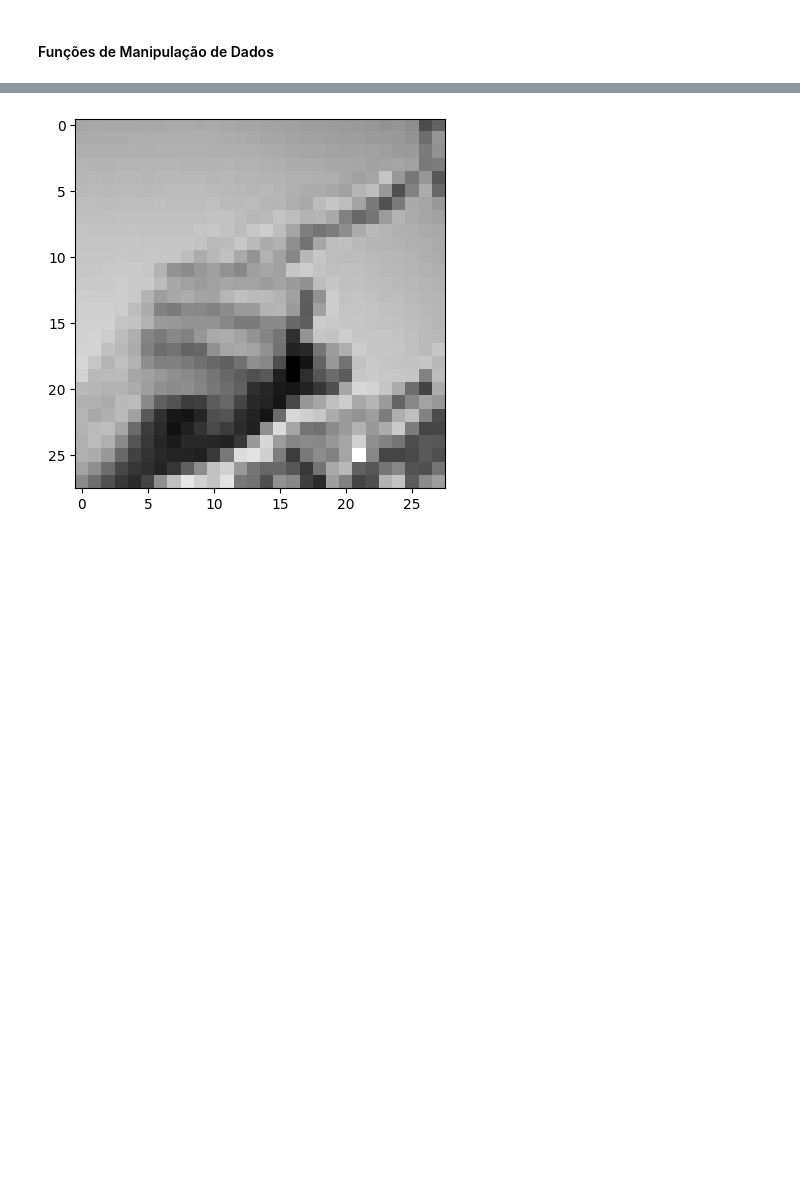
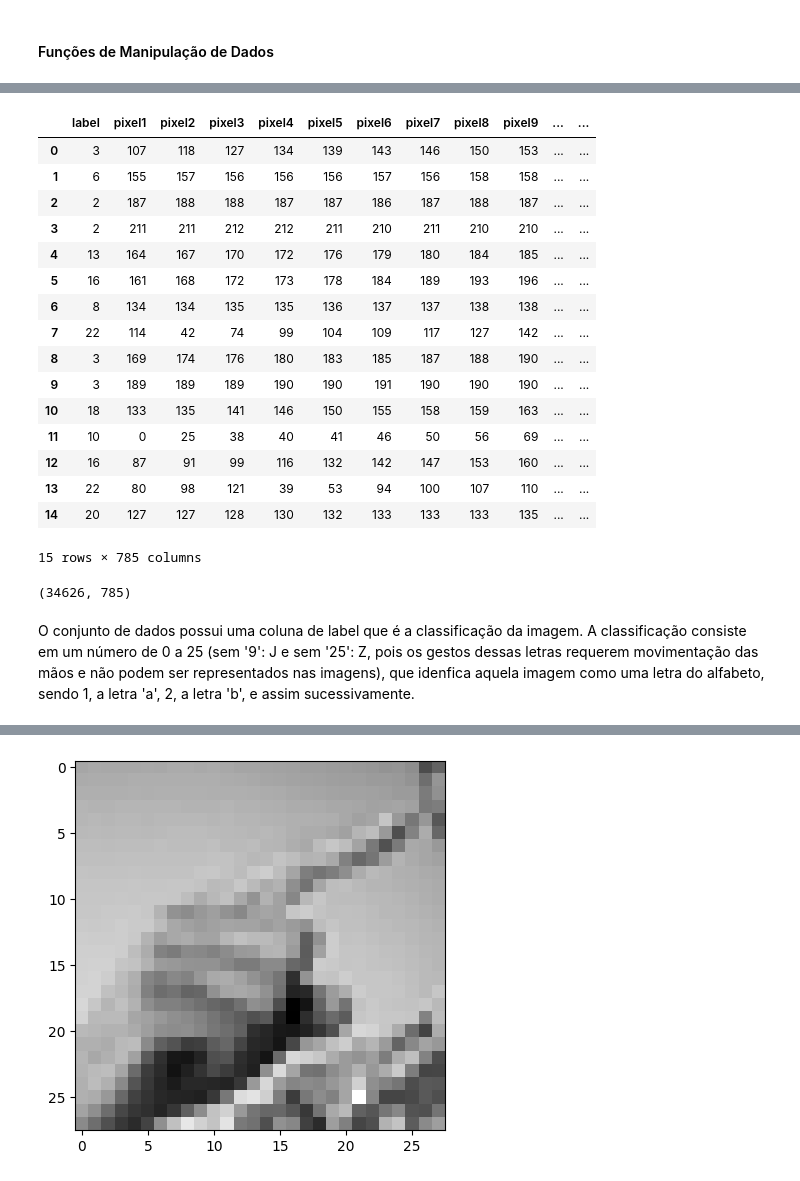
Before and after one commit to clara-mesquita/curso-fundamentos-analise-de-dados, a Jupyter notebook: knn/Trabalho_1.ipynb, the cells around one changed output, grey strips where cells are left out. Saved outputs shown, nothing was run; the diff lists cells and outputs as text; code cells hidden in the pictures; blank space fills up the shorter version.

```diff
--- a/knn/Trabalho_1.ipynb
+++ b/knn/Trabalho_1.ipynb
@@ -86,0 +119,28 @@ Tamanho do dataset: 28240
+# %%
+df = get_total_df()
+
+df.head(15)
+# %% [output]
+|  | label | pixel1 | pixel2 | pixel3 | pixel4 | pixel5 | pixel6 | pixel7 | pixel8 | pixel9 | ... | ... |
+| 0 | 3 | 107 | 118 | 127 | 134 | 139 | 143 | 146 | 150 | 153 | ... | ... |
+| 1 | 6 | 155 | 157 | 156 | 156 | 156 | 157 | 156 | 158 | 158 | ... | ... |
+| 2 | 2 | 187 | 188 | 188 | 187 | 187 | 186 | 187 | 188 | 187 | ... | ... |
+| 3 | 2 | 211 | 211 | 212 | 212 | 211 | 210 | 211 | 210 | 210 | ... | ... |
+| 4 | 13 | 164 | 167 | 170 | 172 | 176 | 179 | 180 | 184 | 185 | ... | ... |
+| 5 | 16 | 161 | 168 | 172 | 173 | 178 | 184 | 189 | 193 | 196 | ... | ... |
+| 6 | 8 | 134 | 134 | 135 | 135 | 136 | 137 | 137 | 138 | 138 | ... | ... |
+| 7 | 22 | 114 | 42 | 74 | 99 | 104 | 109 | 117 | 127 | 142 | ... | ... |
+| 8 | 3 | 169 | 174 | 176 | 180 | 183 | 185 | 187 | 188 | 190 | ... | ... |
+| 9 | 3 | 189 | 189 | 189 | 190 | 190 | 191 | 190 | 190 | 190 | ... | ... |
+| 10 | 18 | 133 | 135 | 141 | 146 | 150 | 155 | 158 | 159 | 163 | ... | ... |
+| 11 | 10 | 0 | 25 | 38 | 40 | 41 | 46 | 50 | 56 | 69 | ... | ... |
+| 12 | 16 | 87 | 91 | 99 | 116 | 132 | 142 | 147 | 153 | 160 | ... | ... |
+| 13 | 22 | 80 | 98 | 121 | 39 | 53 | 94 | 100 | 107 | 110 | ... | ... |
+| 14 | 20 | 127 | 127 | 128 | 130 | 132 | 133 | 133 | 133 | 135 | ... | ... |
+15 rows × 785 columns
+# %%
+df.shape
+# %% [output]
+(34626, 785)
+# %% [markdown]
+O conjunto de dados possui uma coluna de label que é a classificação da imagem. A classificação consiste em um número de 0 a 25 (sem '9': J e sem '25': Z, pois os gestos dessas letras requerem movimentação das mãos e não podem ser representados nas imagens), que idenfica aquela imagem como uma letra do alfabeto, sendo 1, a letra 'a', 2, a letra 'b', e assim sucessivamente.
```
Also changed, not shown: parts of 14 cells of this notebook.
